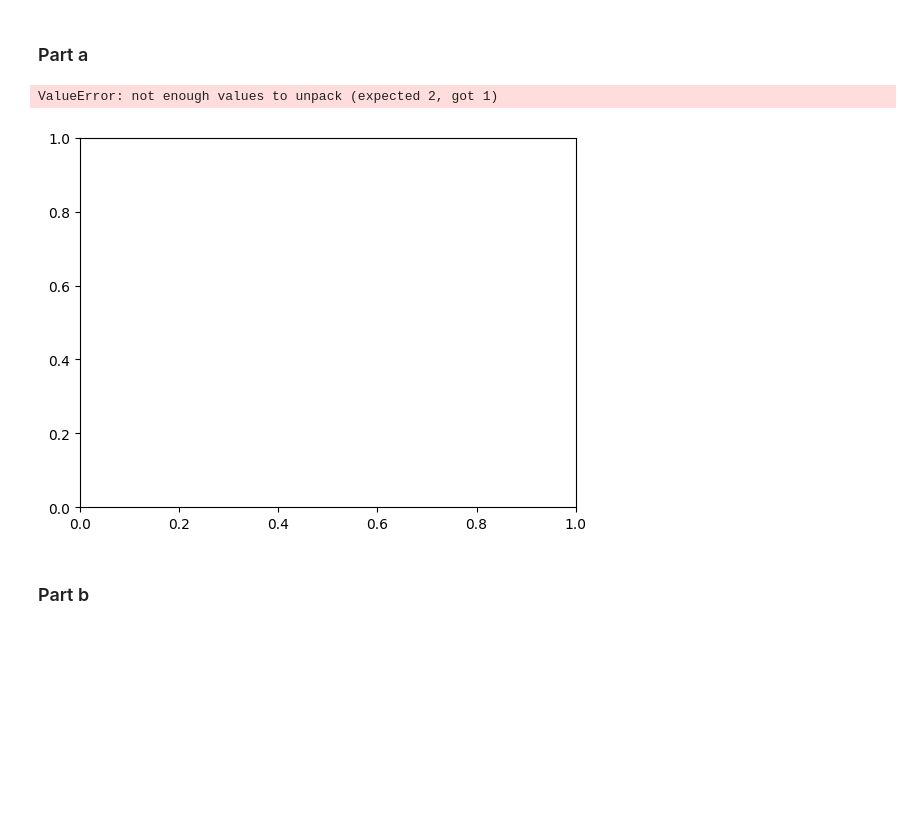
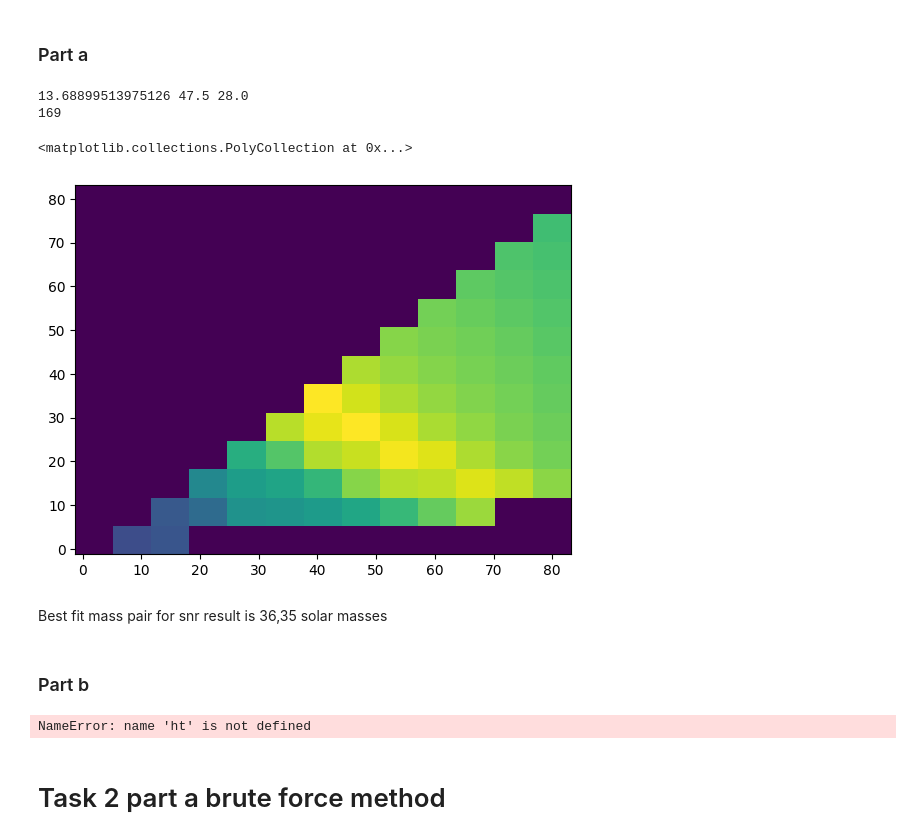
Before and after one commit to lewismcnish/Astronomy, a Jupyter notebook: Binary_Black_Holes/Binary.ipynb, the cells around one changed output. Drawn from its saved outputs; the diff is of its cells as text; code cells hidden in the pictures; blank space fills up the shorter version.

```diff
--- a/Binary_Black_Holes/Binary.ipynb
+++ b/Binary_Black_Holes/Binary.ipynb
@@ -96,27 +104,41 @@ plt.show()
 # %% [markdown]
 ### Part a
 # %%
-masses = np.linspace(8,40,32)
-highest_snr = []
+masses = np.linspace(2,80,13)
+currentmax = 0
+highest_snr = [[0 for x in range(13)] for y in range(13)]
 mass1 = []
 mass2 = []
-
+allsnr = []
 
 for m1 in masses:
     for m2 in masses:
-        if m1>m2 and (m1/m2) <= 8:
+        if m1>m2 and (m1/m2) < 8:
+            t, template = gw.make_template(m1,m2,2048,8,inv_psd,400)
             snr_ts = gw.get_snr(strain, template, 2048)
-            highest_snr.append(np.max(snr_ts))
-            mass1.append(m1)
-            mass2.append(m2)
+            maxsnr = np.max(snr_ts)
+            allsnr.append(maxsnr)
+            if maxsnr > currentmax:
+                currentmax = maxsnr
+                M1 = m1
+                M2 = m2
+        else:
+            allsnr.append(0)
+print(currentmax, M1, M2)
 
-plt.figure()
-plt.pcolor(mass1, mass2, highest_snr)
-plt.colorbar()
-plt.show()
+
+
+
+
+reshaped = (np.reshape(allsnr, (13,13)).T)
+plt.pcolor(masses, masses, reshaped)
 # %% [output]
-ValueError: not enough values to unpack (expected 2, got 1)
+13.68899513975126 47.5 28.0
+169
+<matplotlib.collections.PolyCollection at 0x...>
-[figure, old version]
+[figure, new version]
+# %% [markdown]
+Best fit mass pair for snr result is 36,35 solar masses
 # %% [markdown]
 ### Part b
 # %%
@@ -131,3 +153,7 @@ b = [[d_min,tc_min,phic_min],[d_max,tc_max,phic_max]]
 popt, pcov = curve_fit(make_signal,t ,ht, p0 = [t, distances, 2, 0.5], bounds=b, sigma=ht_err, absolute_sigma=True)
 
 t, template = gw.make_template(mass1,mass2,2048,8,inv_psd,distance[i])
+# %% [output]
+NameError: name 'ht' is not defined
+# %% [markdown]
+# Task 2 part a brute force method
```
Also changed, not shown: parts of 4 cells of this notebook.
